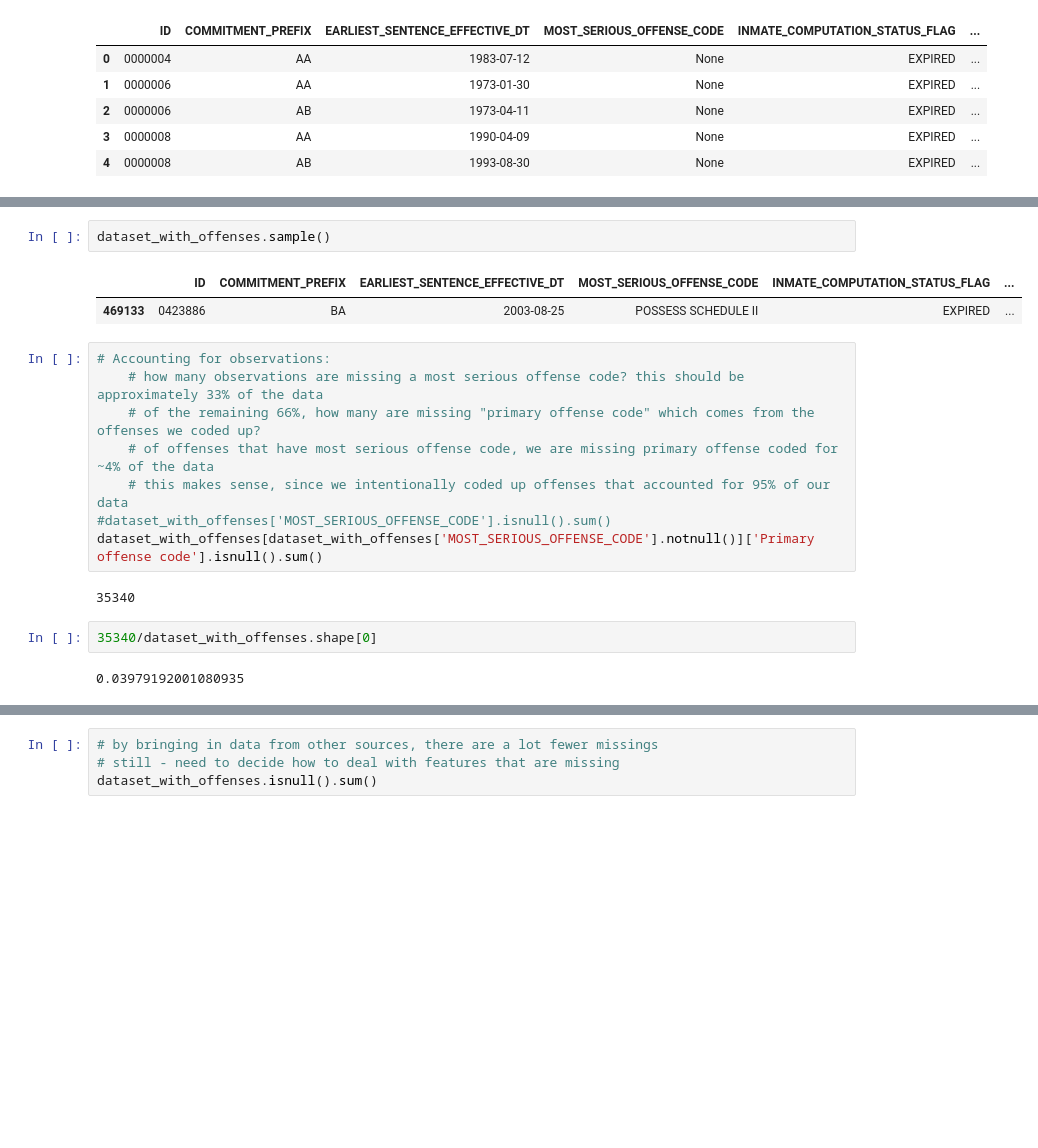
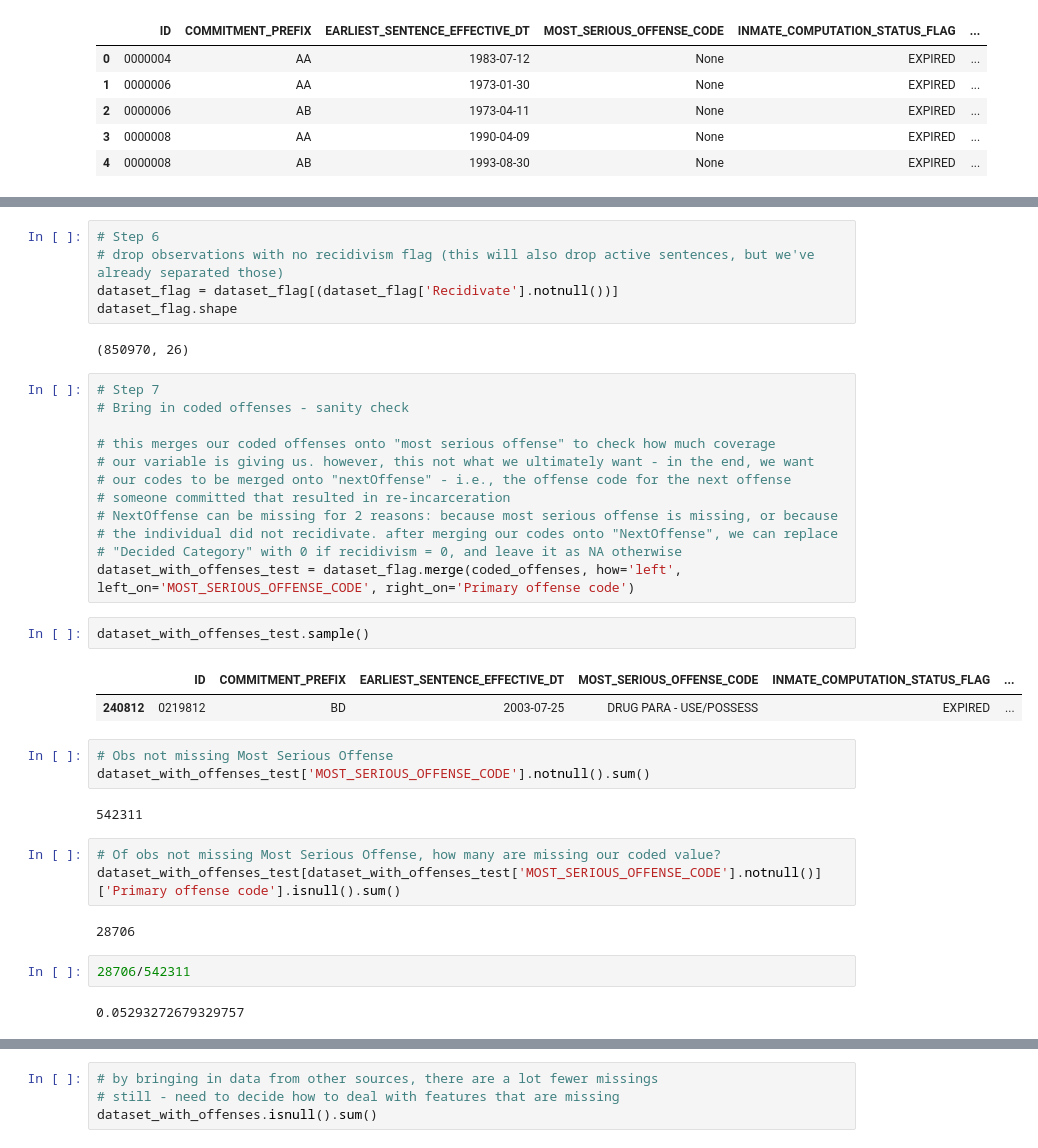
Before and after one commit to christi-liongson/covid_decarceration, a Jupyter notebook: files/build_dataset.ipynb, the cells around one changed output, grey strips where cells are left out. Drawn from its saved outputs; the diff is of its cells as text; blank space fills up the shorter version.

```diff
--- a/files/build_dataset.ipynb
+++ b/files/build_dataset.ipynb
@@ -670,19 +680,38 @@ dataset_with_offenses = dataset_flag.merge(coded_offenses, how='left', left_on='
+# %%
+# Step 6
+# drop observations with no recidivism flag (this will also drop active sentences, but we've already separated those)
+dataset_flag = dataset_flag[(dataset_flag['Recidivate'].notnull())]
+dataset_flag.shape
+# %% [output]
+(850970, 26)
+# %%
+# Step 7
+# Bring in coded offenses - sanity check
+
+# this merges our coded offenses onto "most serious offense" to check how much coverage
+# our variable is giving us. however, this not what we ultimately want - in the end, we want
+# our codes to be merged onto "nextOffense" - i.e., the offense code for the next offense
+# someone committed that resulted in re-incarceration
+# NextOffense can be missing for 2 reasons: because most serious offense is missing, or because
+# the individual did not recidivate. after merging our codes onto "NextOffense", we can replace
+# "Decided Category" with 0 if recidivism = 0, and leave it as NA otherwise
+dataset_with_offenses_test = dataset_flag.merge(coded_offenses, how='left', left_on='MOST_SERIOUS_OFFENSE_CODE', right_on='Primary offense code')
 # %%
-dataset_with_offenses.sample()
+dataset_with_offenses_test.sample()
 # %% [output]
 |  | ID | COMMITMENT_PREFIX | EARLIEST_SENTENCE_EFFECTIVE_DT | MOST_SERIOUS_OFFENSE_CODE | INMATE_COMPUTATION_STATUS_FLAG | ... |
-| 469133 | 0423886 | BA | 2003-08-25 | POSSESS SCHEDULE II | EXPIRED | ... |
+| 240812 | 0219812 | BD | 2003-07-25 | DRUG PARA - USE/POSSESS | EXPIRED | ... |
-# %%
-# Accounting for observations:
-    # how many observations are missing a most serious offense code? this should be approximately 33% of the data
-    # of the remaining 66%, how many are missing "primary offense code" which comes from the offenses we coded up?
-    # of offenses that have most serious offense code, we are missing primary offense coded for ~4% of the data
-    # this makes sense, since we intentionally coded up offenses that accounted for 95% of our data
-#dataset_with_offenses['MOST_SERIOUS_OFFENSE_CODE'].isnull().sum()
-dataset_with_offenses[dataset_with_offenses['MOST_SERIOUS_OFFENSE_CODE'].notnull()]['Primary offense code'].isnull().sum()
-# %% [output]
-35340
-# %%
-35340/dataset_with_offenses.shape[0]
-# %% [output]
-0.03979192001080935
+# %%
+# Obs not missing Most Serious Offense
+dataset_with_offenses_test['MOST_SERIOUS_OFFENSE_CODE'].notnull().sum()
+# %% [output]
+542311
+# %%
+# Of obs not missing Most Serious Offense, how many are missing our coded value?
+dataset_with_offenses_test[dataset_with_offenses_test['MOST_SERIOUS_OFFENSE_CODE'].notnull()]['Primary offense code'].isnull().sum()
+# %% [output]
+28706
+# %%
+28706/542311
+# %% [output]
+0.05293272679329757
```
Also changed, not shown: parts of 59 cells of this notebook.
